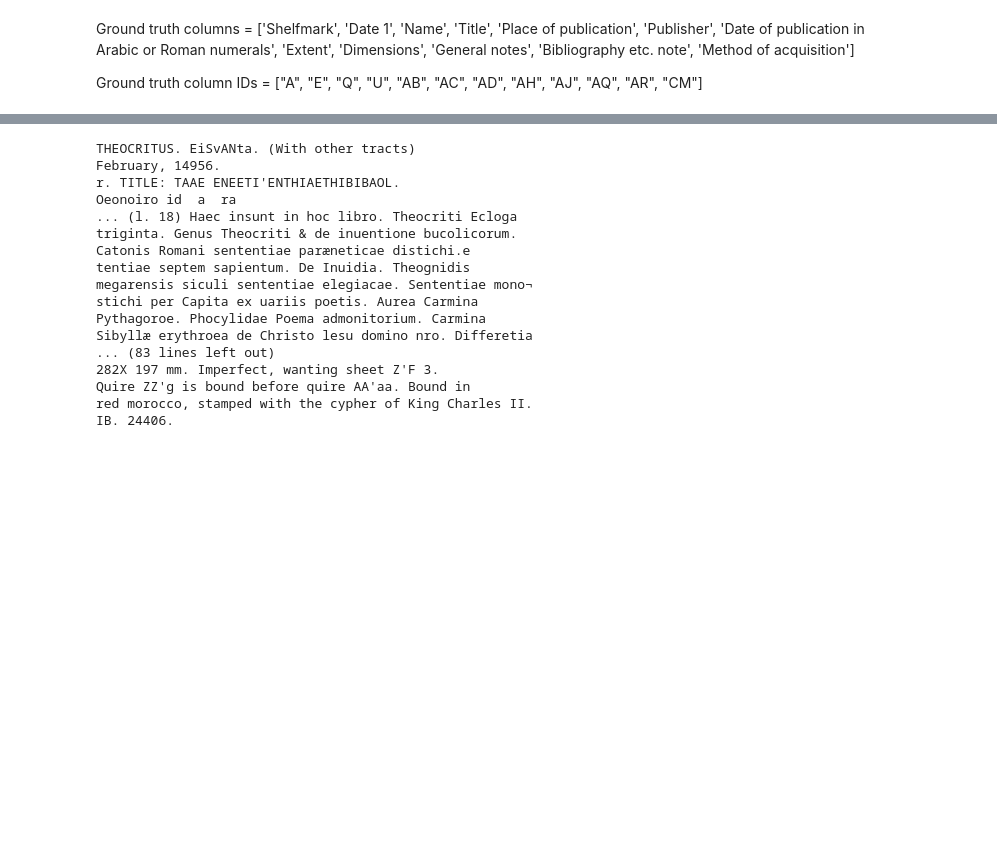
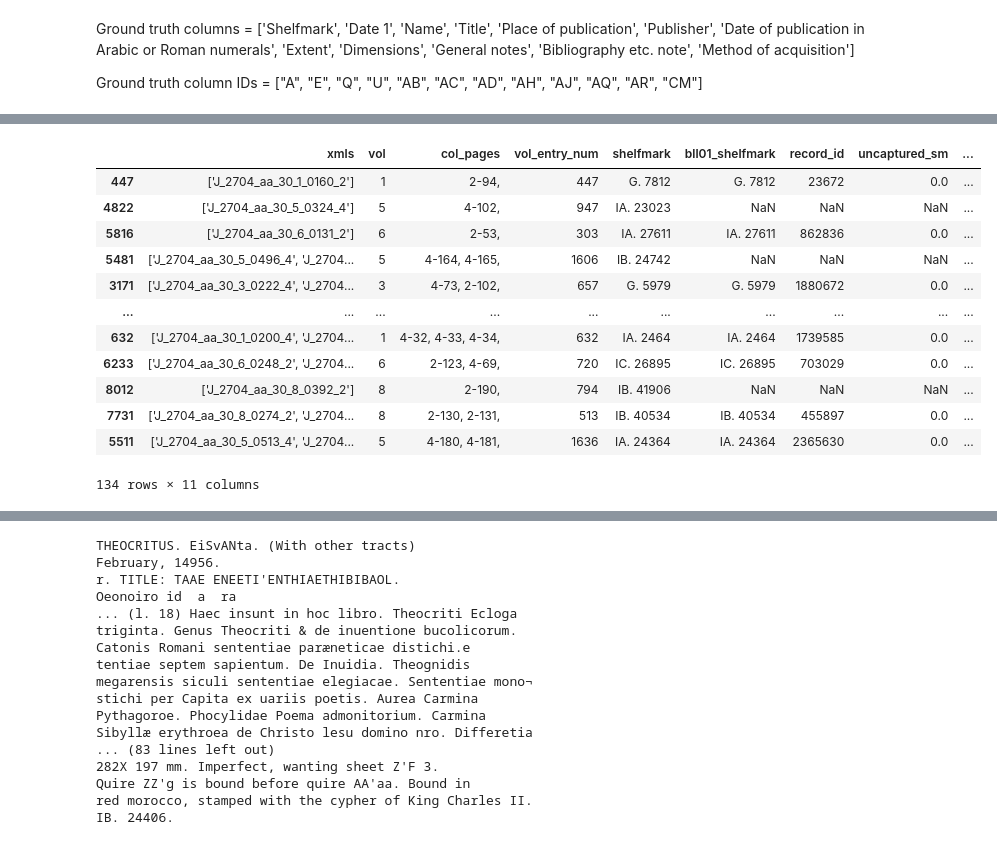
Before and after one commit to harrylloyd-bl/another-copy, a Jupyter notebook: notebooks/another_copy.ipynb, the cells around one changed output, grey strips where cells are left out. Drawn from its saved outputs; the diff is of its cells as text; code cells hidden in the pictures; blank space fills up the shorter version.

```diff
--- a/notebooks/another_copy.ipynb
+++ b/notebooks/another_copy.ipynb
@@ -139,0 +178,3 @@ Ground truth column IDs = ["A", "E", "Q", "U", "AB", "AC", "AD", "AH", "AJ", "AQ
+# %%
+one_copy = another_counts_df[another_counts_df["Another copy"] == 2]
+one_copy
@@ -139,0 +195,17 @@ Ground truth column IDs = ["A", "E", "Q", "U", "AB", "AC", "AD", "AH", "AJ", "AQ
+# %%
+entry_df["entry_len"] = entry_df["entry_text"].transform(len)
+entry_df.loc[one_copy.index].sort_values(by="entry_len")
+# %% [output]
+|  | xmls | vol | col_pages | vol_entry_num | shelfmark | bll01_shelfmark | record_id | uncaptured_sm | ... |
+| 447 | ['J_2704_aa_30_1_0160_2'] | 1 | 2-94, | 447 | G. 7812 | G. 7812 | 23672 | 0.0 | ... |
+| 4822 | ['J_2704_aa_30_5_0324_4'] | 5 | 4-102, | 947 | IA. 23023 | NaN | NaN | NaN | ... |
+| 5816 | ['J_2704_aa_30_6_0131_2'] | 6 | 2-53, | 303 | IA. 27611 | IA. 27611 | 862836 | 0.0 | ... |
+| 5481 | ['J_2704_aa_30_5_0496_4', 'J_2704... | 5 | 4-164, 4-165, | 1606 | IB. 24742 | NaN | NaN | NaN | ... |
+| 3171 | ['J_2704_aa_30_3_0222_4', 'J_2704... | 3 | 4-73, 2-102, | 657 | G. 5979 | G. 5979 | 1880672 | 0.0 | ... |
+| ... | ... | ... | ... | ... | ... | ... | ... | ... | ... |
+| 632 | ['J_2704_aa_30_1_0200_4', 'J_2704... | 1 | 4-32, 4-33, 4-34, | 632 | IA. 2464 | IA. 2464 | 1739585 | 0.0 | ... |
+| 6233 | ['J_2704_aa_30_6_0248_2', 'J_2704... | 6 | 2-123, 4-69, | 720 | IC. 26895 | IC. 26895 | 703029 | 0.0 | ... |
+| 8012 | ['J_2704_aa_30_8_0392_2'] | 8 | 2-190, | 794 | IB. 41906 | NaN | NaN | NaN | ... |
+| 7731 | ['J_2704_aa_30_8_0274_2', 'J_2704... | 8 | 2-130, 2-131, | 513 | IB. 40534 | IB. 40534 | 455897 | 0.0 | ... |
+| 5511 | ['J_2704_aa_30_5_0513_4', 'J_2704... | 5 | 4-180, 4-181, | 1636 | IA. 24364 | IA. 24364 | 2365630 | 0.0 | ... |
+134 rows × 11 columns
```
Also changed, not shown: parts of 8 cells of this notebook.
